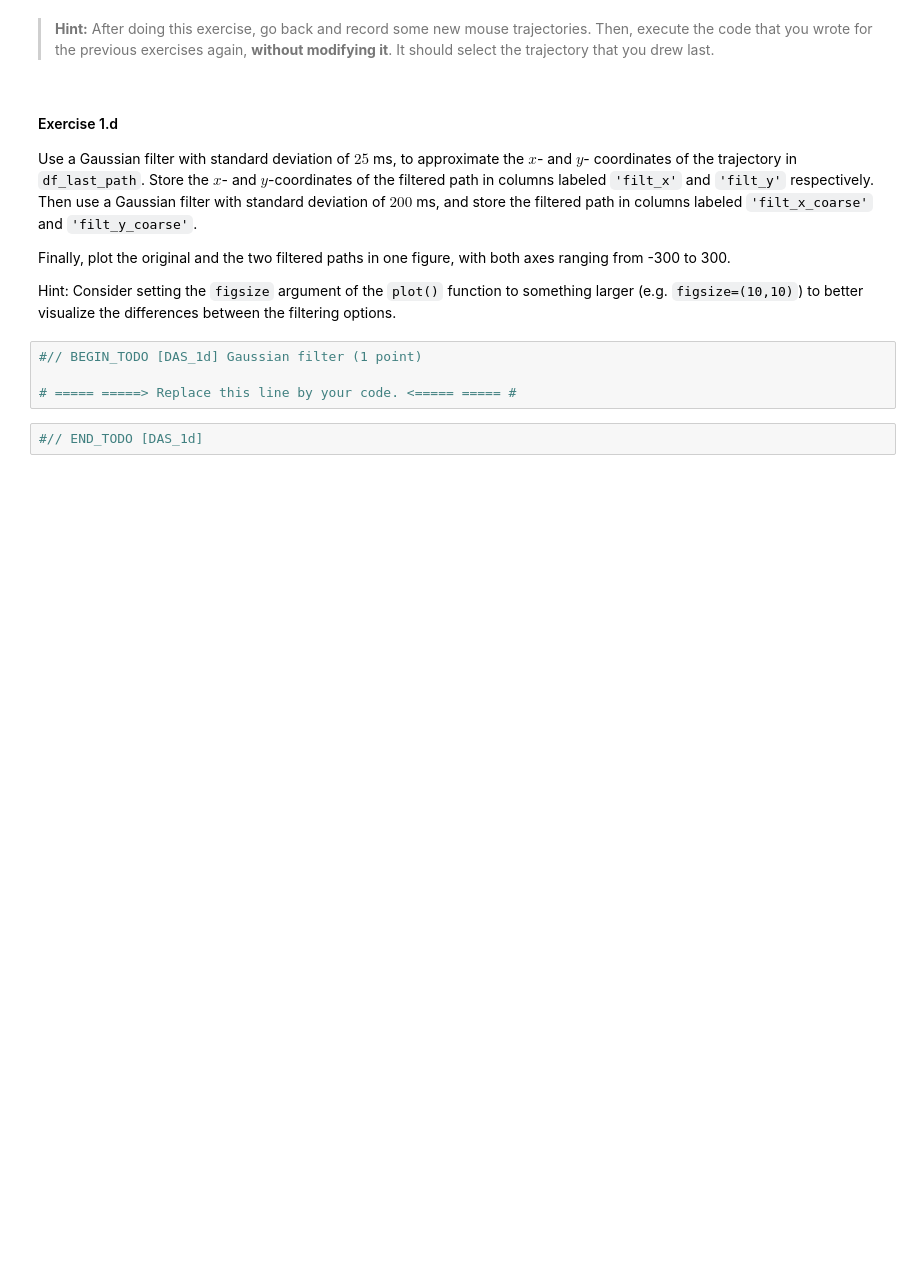
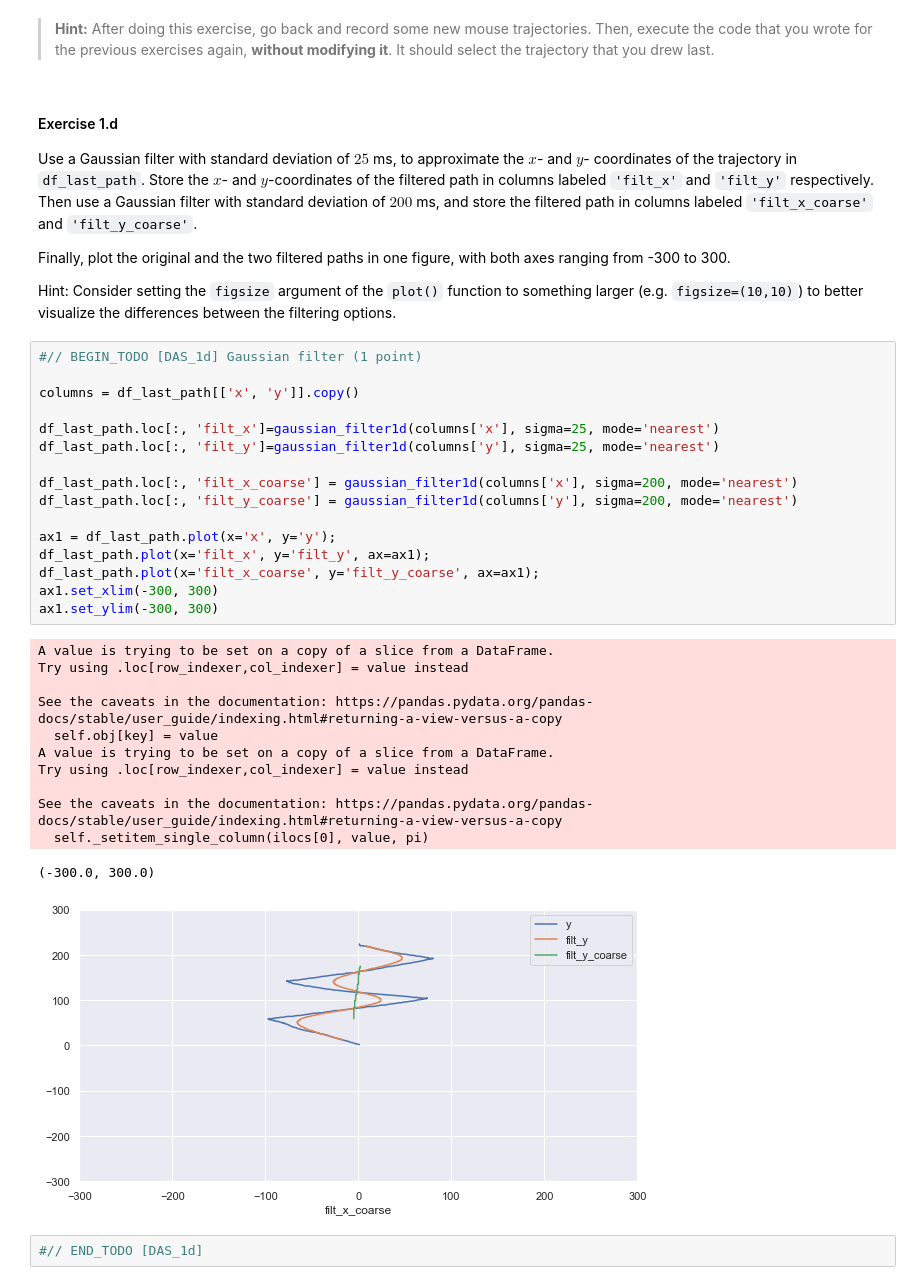
Before and after one commit to danieltyukov/tue-data-analytics, a Jupyter notebook: 5_DAS/Exercises-DAS-1819283.ipynb, the cells around one changed output. Cells and saved outputs as stored; diff of their text form; blank space fills up the shorter version.

```diff
--- a/5_DAS/Exercises-DAS-1819283.ipynb
+++ b/5_DAS/Exercises-DAS-1819283.ipynb
@@ -308,10 +376,35 @@ Finally, plot the original and the two filtered paths in one figure, with both a
 <span class="h">
 Consider setting the `figsize` argument of the `plot()` function to something larger (e.g. `figsize=(10,10)`) to better visualize the differences between the filtering options.
 </span>
-# %%
-#// BEGIN_TODO [DAS_1d] Gaussian filter (1 point)
-
-# ===== =====> Replace this line by your code. <===== ===== #
+# %%
+#// BEGIN_TODO [DAS_1d] Gaussian filter (1 point)
+
+columns = df_last_path[['x', 'y']].copy()
+
+df_last_path.loc[:, 'filt_x']=gaussian_filter1d(columns['x'], sigma=25, mode='nearest')
+df_last_path.loc[:, 'filt_y']=gaussian_filter1d(columns['y'], sigma=25, mode='nearest')
+
+df_last_path.loc[:, 'filt_x_coarse'] = gaussian_filter1d(columns['x'], sigma=200, mode='nearest')
+df_last_path.loc[:, 'filt_y_coarse'] = gaussian_filter1d(columns['y'], sigma=200, mode='nearest')
+
+ax1 = df_last_path.plot(x='x', y='y');
+df_last_path.plot(x='filt_x', y='filt_y', ax=ax1);
+df_last_path.plot(x='filt_x_coarse', y='filt_y_coarse', ax=ax1);
+ax1.set_xlim(-300, 300)
+ax1.set_ylim(-300, 300)
+# %% [output]
+A value is trying to be set on a copy of a slice from a DataFrame.
+Try using .loc[row_indexer,col_indexer] = value instead
+
+See the caveats in the documentation: https://pandas.pydata.org/pandas-docs/stable/user_guide/indexing.html#returning-a-view-versus-a-copy
+  self.obj[key] = value
+A value is trying to be set on a copy of a slice from a DataFrame.
+Try using .loc[row_indexer,col_indexer] = value instead
+
+See the caveats in the documentation: https://pandas.pydata.org/pandas-docs/stable/user_guide/indexing.html#returning-a-view-versus-a-copy
+  self._setitem_single_column(ilocs[0], value, pi)
+(-300.0, 300.0)
+[figure, added]
 # %%
 #// END_TODO [DAS_1d]
 # %% [markdown]
```
Also changed, not shown: parts of 82 cells of this notebook, 1 other file.
